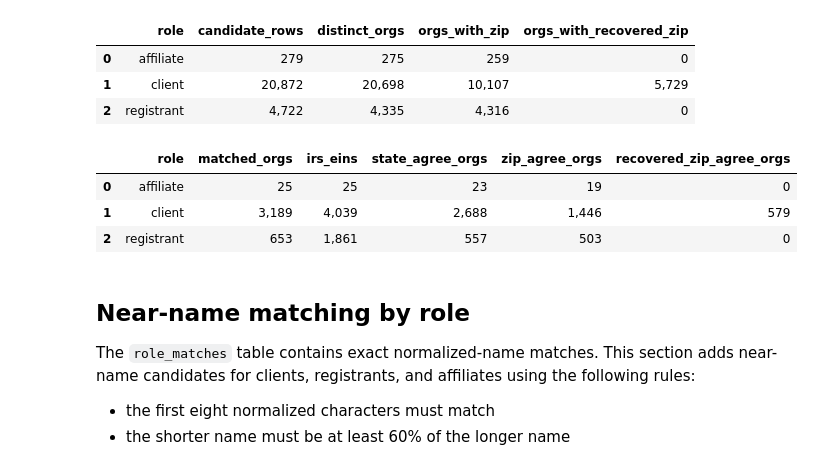
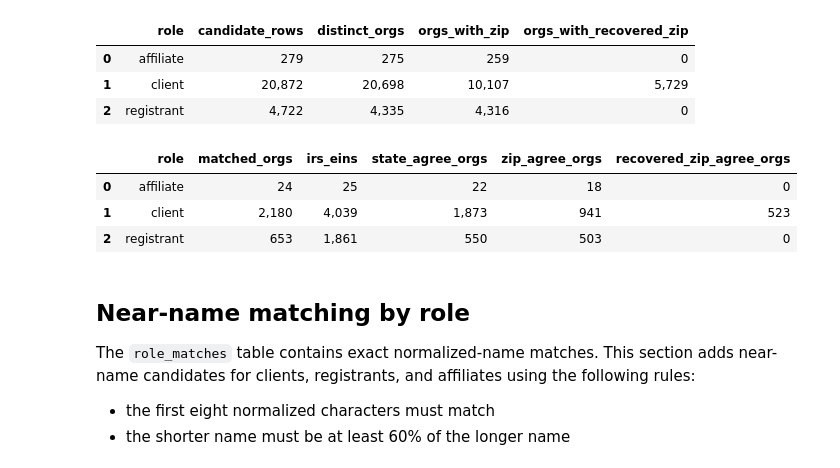
Before and after one commit to team-glass-house/influence-network, a Jupyter notebook: notebooks/lda_irs_link.ipynb, the cells around one changed output. Drawn from its saved outputs; the diff is of its cells as text; code cells hidden in the pictures.

```diff
--- a/notebooks/lda_irs_link.ipynb
+++ b/notebooks/lda_irs_link.ipynb
@@ -121,10 +121,13 @@ import re as _re
 
 # Shared helpers so the matching cells below don't repeat the same logic:
 #   NEAR_NAME_MIN_SIMILARITY - single source of truth for the near-name cutoff
+#   ZIP_SCORE_MIN - minimum graduated ZIP-proximity score treated as corroborating
 #   norm_org      - org-name normalization matching extract/entities.py
 #   name_block_on - blocked Jaro-Winkler join predicate (shared 8-char prefix + length ratio)
+#   zip_score_on  - graduated USPS ZIP-proximity score (100/90/80/0) over candidate ZIPs
 #   tier_case     - name / name+state / name+state+zip label from zip_agrees / state_agrees
 NEAR_NAME_MIN_SIMILARITY = 0.85
+ZIP_SCORE_MIN = 80  # 80 = shared first-3 digits (USPS Sectional Center Facility / metro area)
 
 _NOISE = {
     "inc", "incorporated", "llc", "lp", "llp", "corp", "corporation",
@@ -150,6 +153,24 @@ def name_block_on(a, b):
         f"         / GREATEST(LENGTH({a}), LENGTH({b})) >= 0.60"
     )
 
+def zip_score_on(irs_zip, *lda_zips):
+    """Graduated USPS ZIP-proximity score, best over the candidate ZIPs.
+
+    100 = exact 5-digit, 90 = shared first 4, 80 = shared first 3 (Sectional
+    Center Facility / metro area), 0 = further apart or either ZIP missing.
+    """
+    parts = [
+        (
+            f"CASE WHEN {irs_zip} IS NOT NULL AND {z} IS NOT NULL THEN "
+            f"CASE WHEN {irs_zip} = {z} THEN 100 "
+            f"WHEN LEFT({irs_zip}, 4) = LEFT({z}, 4) THEN 90 "
+            f"WHEN LEFT({irs_zip}, 3) = LEFT({z}, 3) THEN 80 "
+            f"ELSE 0 END ELSE 0 END"
+        )
+        for z in lda_zips
+    ]
+    return "GREATEST(" + ", ".join(parts) + ")"
+
 def tier_case(prefix="name"):
     """Strongest-evidence label from the zip_agrees / state_agrees booleans."""
     return (
@@ -411,7 +429,7 @@ WITH latest AS (
         LEFT(NULLIF(TRIM(CAST(filer_zip AS VARCHAR)), ''), 5) AS filer_zip5,
         ROW_NUMBER() OVER (
             PARTITION BY ein
-            ORDER BY COALESCE(return_timestamp, tax_period_end_date, CAST(tax_year AS VARCHAR)) DESC,
+            ORDER BY COALESCE( tax_period_end_date, CAST(tax_year AS VARCHAR)) DESC,
                      filing_id DESC
         ) AS rn
     FROM irs990_filings
@@ -423,7 +441,7 @@ FROM irs_entities AS irs
 LEFT JOIN latest ON latest.ein = irs.ein AND latest.rn = 1
 """)
 
-conn.execute("""
+conn.execute(f"""
 CREATE OR REPLACE TEMP TABLE role_matches AS
 SELECT
     cand.role,
@@ -432,45 +450,50 @@ SELECT
     cand.normalized_name,
     cand.lda_state,
     cand.lda_ppb_state,
-    cand.lda_zip,
+    COALESCE(cand.lda_zip, cand.lda_ppb_zip) AS lda_zip,   -- single null-safe ZIP for downstream
     cand.lda_zip_source,
     irs.ein,
     irs.irs_name,
     irs.irs_state,
     irs.irs_zip,
     (irs.irs_state IN (cand.lda_state, cand.lda_ppb_state)
         AND irs.irs_state IS NOT NULL) AS state_agrees,
-    (cand.lda_zip IS NOT NULL AND cand.lda_zip = irs.irs_zip) AS zip_agrees
+    -- ZIP agrees if the IRS ZIP matches the client-state ZIP or the ppb-state ZIP (mirrors state_agrees).
+    (irs.irs_zip IN (cand.lda_zip, cand.lda_ppb_zip)
+        AND irs.irs_zip IS NOT NULL) AS zip_agrees,
+    -- Graduated ZIP proximity (100 exact / 90 first-4 / 80 first-3 / 0 further), best over both ZIPs.
+    {zip_score_on('irs.irs_zip', 'cand.lda_zip', 'cand.lda_ppb_zip')} AS zip_score
 FROM lda_org_candidates AS cand
 JOIN irs_entities_addr AS irs USING (normalized_name)
 """)
 
+# Counts use distinct normalized_name (the join unit); lda_key is heterogeneous across roles.
 role_match_summary = q("""
 SELECT
     role,
-    COUNT(DISTINCT lda_key) AS matched_orgs,
+    COUNT(DISTINCT normalized_name) AS matched_orgs,
     COUNT(DISTINCT ein) AS irs_eins,
-    COUNT(DISTINCT lda_key) FILTER (WHERE state_agrees) AS state_agree_orgs,
-    COUNT(DISTINCT lda_key) FILTER (WHERE zip_agrees) AS zip_agree_orgs,
-    COUNT(DISTINCT lda_key) FILTER (
+    COUNT(DISTINCT normalized_name) FILTER (WHERE state_agrees) AS state_agree_orgs,
+    COUNT(DISTINCT normalized_name) FILTER (WHERE zip_agrees) AS zip_agree_orgs,
+    COUNT(DISTINCT normalized_name) FILTER (
         WHERE zip_agrees AND lda_zip_source = 'client_zip.csv'
     ) AS recovered_zip_agree_orgs
 FROM role_matches
 GROUP BY role
 ORDER BY role
 """)
 role_match_summary.style.format({
     "matched_orgs": "{:,.0f}",
     "irs_eins": "{:,.0f}",
     "state_agree_orgs": "{:,.0f}",
     "zip_agree_orgs": "{:,.0f}",
     "recovered_zip_agree_orgs": "{:,.0f}",
 })
 # %% [output]
 |  | role | matched_orgs | irs_eins | state_agree_orgs | zip_agree_orgs | recovered_zip_agree_orgs |
-| 0 | affiliate | 25 | 25 | 23 | 19 | 0 |
-| 1 | client | 3,189 | 4,039 | 2,688 | 1,446 | 579 |
-| 2 | registrant | 653 | 1,861 | 557 | 503 | 0 |
+| 0 | affiliate | 24 | 25 | 22 | 18 | 0 |
+| 1 | client | 2,180 | 4,039 | 1,873 | 941 | 523 |
+| 2 | registrant | 653 | 1,861 | 550 | 503 | 0 |
 # %% [markdown]
 ## Near-name matching by role
 
```
Also changed, not shown: parts of 10 cells of this notebook, 1 other file.
